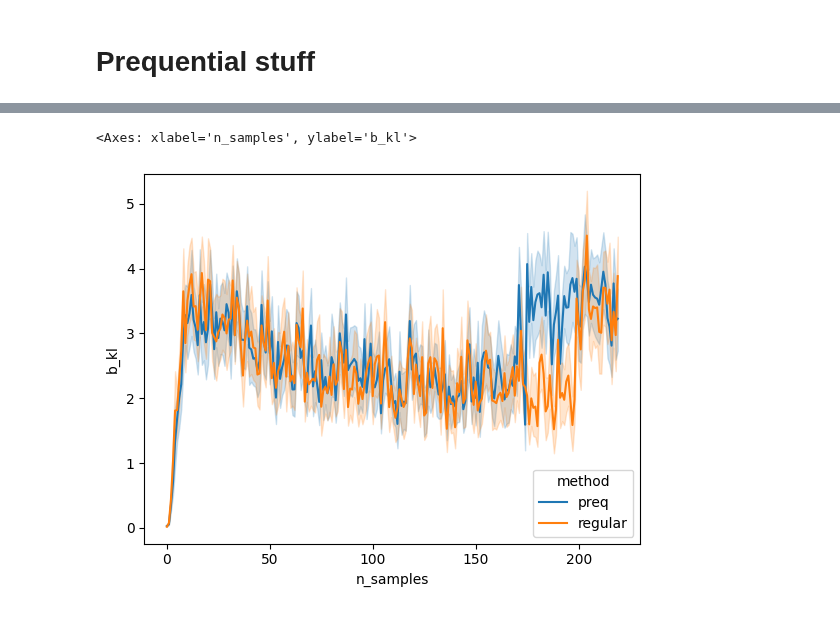
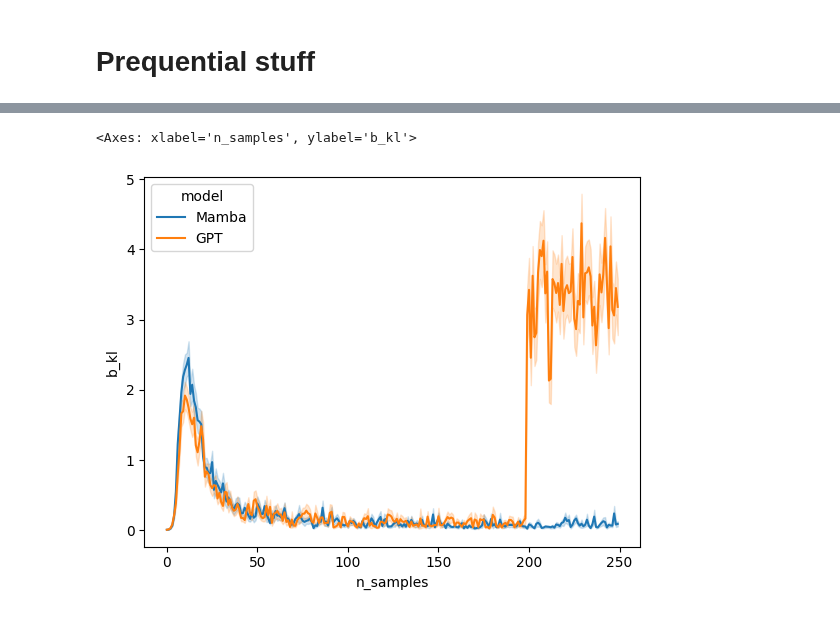
Before and after one commit to leogagnon/latent_control, a Jupyter notebook: notebooks/figures.ipynb, the cells around one changed output, grey strips where cells are left out. Saved outputs shown, nothing was run; the diff lists cells and outputs as text; code cells hidden in the pictures.

Commit message:
small evaluate_pp fix and figures notebook

```diff
--- a/notebooks/figures.ipynb
+++ b/notebooks/figures.ipynb
@@ -68,9 +81,7 @@ df.to_csv('prequential.csv')
 # %%
-df = pd.read_csv('prequential_long.csv')
-df['seen_tokens'].unique()
+df = pd.read_csv('prequential_mamba.csv')
-# %%
-sns.lineplot(df.loc[(df['seen_tokens'] == 220000000) & (df['seed'] == 1)], x='n_samples', y='b_kl', hue='method')
-#sns.lineplot(df.loc[(df['seen_tokens'] == 350000000)], x='n_samples', y='b_kl', hue='method')
-# %% [output]
-<Axes: xlabel='n_samples', ylabel='b_kl'>
-[figure, removed]
+# %%
+sns.lineplot(df, x='n_samples', y='b_kl', hue='model', errorbar=('se',1.0))
+# %% [output]
+<Axes: xlabel='n_samples', ylabel='b_kl'>
+[figure, added]
```
Also changed, not shown: parts of 2 cells of this notebook, 8 other files.
